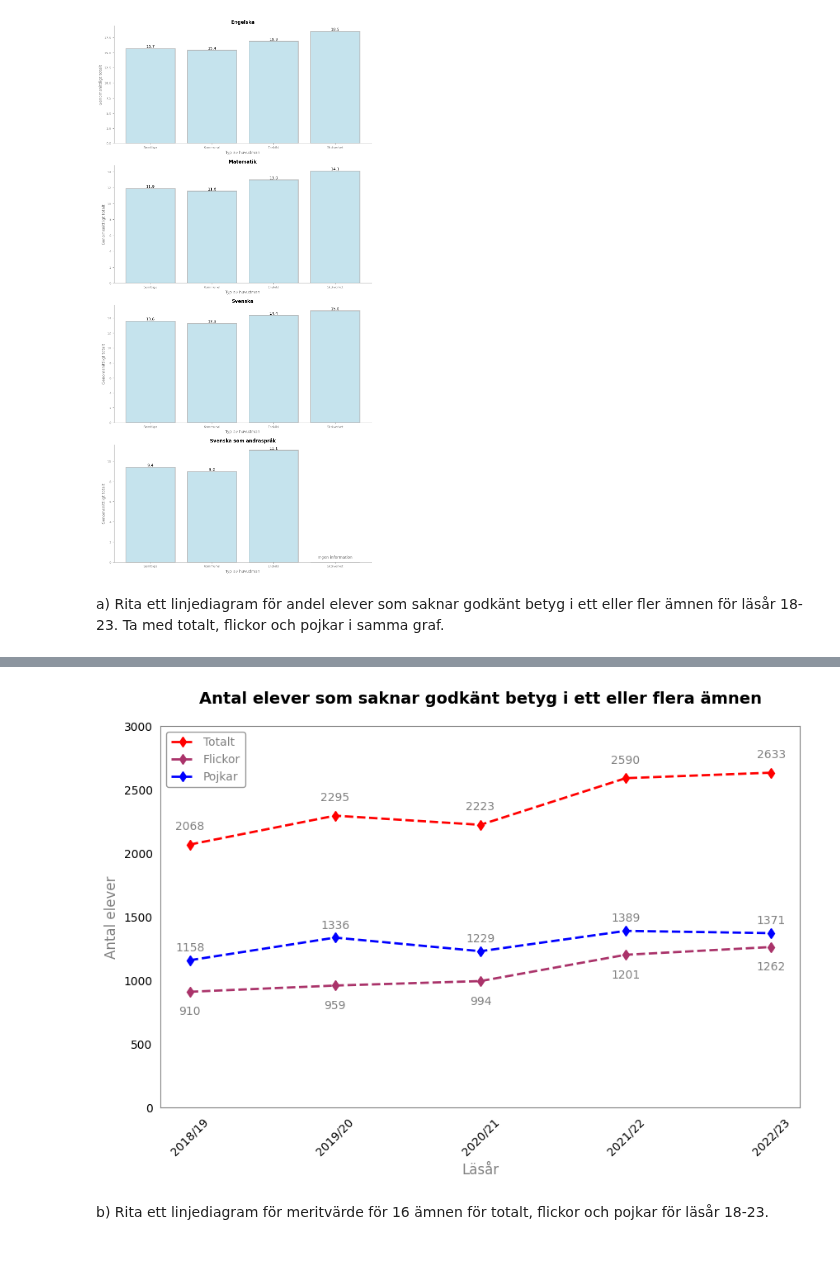
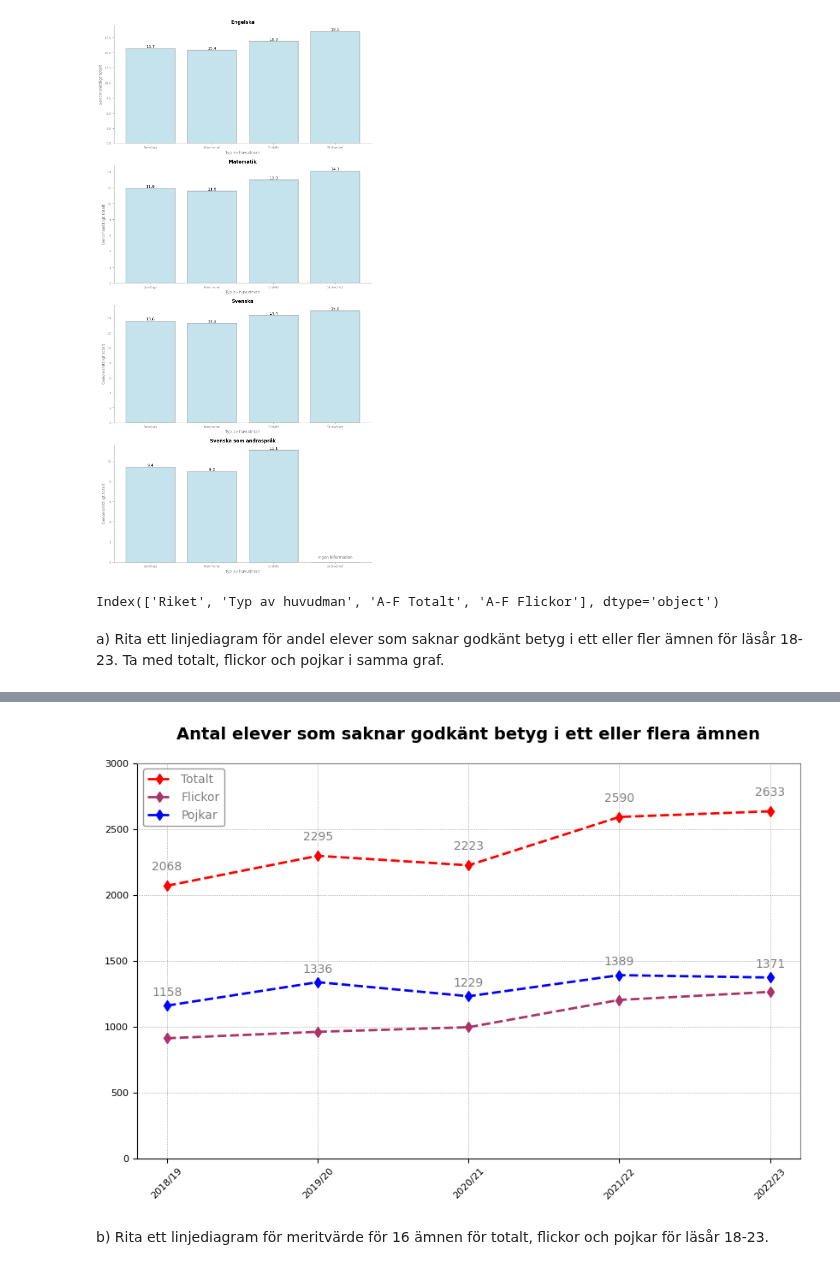
Before and after one commit to Markofbear/Python-Bjorn-Lagerblad-OPA23, a Jupyter notebook: Labb2/Labb2.ipynb, the cells around one changed output, grey strips where cells are left out. Drawn from its saved outputs; the diff is of its cells as text; code cells hidden in the pictures.

```diff
--- a/Labb2/Labb2.ipynb
+++ b/Labb2/Labb2.ipynb
@@ -279,6 +227,10 @@ plt.tight_layout()
 plt.show()
 # %% [output]
 [figure]
+# %%
+print(df.columns)
+# %% [output]
+Index(['Riket', 'Typ av huvudman', 'A-F Totalt', 'A-F Flickor'], dtype='object')
 # %% [markdown]
 a) Rita ett linjediagram för andel elever som saknar godkänt betyg i ett eller fler ämnen för läsår 18-23. Ta med totalt,
 flickor och pojkar i samma graf.
@@ -371,44 +323,44 @@ data_1a["Elever saknar godkänt betyg, pojkar"] = (
 plt.figure(figsize=(10, 6))
 plt.plot(data_1a["Läsår"], data_1a["Elever saknar godkänt betyg, totalt"], marker="d", label="Totalt", color="red", linewidth=2, linestyle="--")
 plt.plot(data_1a["Läsår"], data_1a["Elever saknar godkänt betyg, flickor"], marker="d", label="Flickor", color="#AA336A", linewidth=2, linestyle="--")
 plt.plot(data_1a["Läsår"], data_1a["Elever saknar godkänt betyg, pojkar"], marker="d", label="Pojkar", color="blue", linewidth=2, linestyle="--")
 
 for i, txt in enumerate(data_1a["Elever saknar godkänt betyg, totalt"]):
     plt.text(data_1a["Läsår"].iloc[i], data_1a["Elever saknar godkänt betyg, totalt"].iloc[i] + 100, txt, ha="center", va="bottom", color="gray")
 
-for i, txt in enumerate(data_1a["Elever saknar godkänt betyg, flickor"]):
-    plt.text(data_1a["Läsår"].iloc[i], data_1a["Elever saknar godkänt betyg, flickor"].iloc[i] - 200, txt, ha="center", va="bottom", color="gray")
-
 for i, txt in enumerate(data_1a["Elever saknar godkänt betyg, pojkar"]):
     plt.text(data_1a["Läsår"].iloc[i], data_1a["Elever saknar godkänt betyg, pojkar"].iloc[i] + 55, txt, ha="center", va="bottom", color="gray")
 
 plt.title("Antal elever som saknar godkänt betyg i ett eller flera ämnen", color="black", fontsize=14, fontweight="bold", pad=20)
-plt.xlabel("Läsår", color="gray", fontsize=12)
-plt.ylabel("Antal elever", color="gray", fontsize=12)
-plt.xticks(rotation=45, color="black", fontsize=10)
+plt.xticks(data_1a["Läsår"], rotation=45, color="black", fontsize=10)
 plt.yticks(color="black", fontsize=10)
+
+# Set tick parameters
+plt.gca().tick_params(axis="both", colors="black", labelsize=8)
+
 plt.legend(facecolor="white", edgecolor="black", fontsize=10, loc="upper left")
 legend = plt.gca().get_legend()
 frame = legend.get_frame()
 frame.set_facecolor("white")
 frame.set_edgecolor("gray")
 for text in legend.get_texts():
     text.set_color("gray")
 
-plt.grid(False)
-
 plt.ylim(0, 3000)
 
 plt.gca().set_facecolor("white")
-plt.gca().spines["bottom"].set_color("gray")
+plt.gca().spines["bottom"].set_color("black")
 plt.gca().spines["top"].set_color("gray")
-plt.gca().spines["left"].set_color("gray")
+plt.gca().spines["left"].set_color("black")
 plt.gca().spines["right"].set_color("gray")
 plt.gcf().set_facecolor("white")
 
+# Customize the grid
+plt.grid(True, which='both', linestyle=':', linewidth=0.5, color='gray')
+
 plt.show()
 # %% [output]
-[figure, old version]
+[figure, new version]
 # %%
 #OBS MAKE IT INTO PLOTLY(DONE)
 
```
Also changed, not shown: parts of 2 cells of this notebook.
